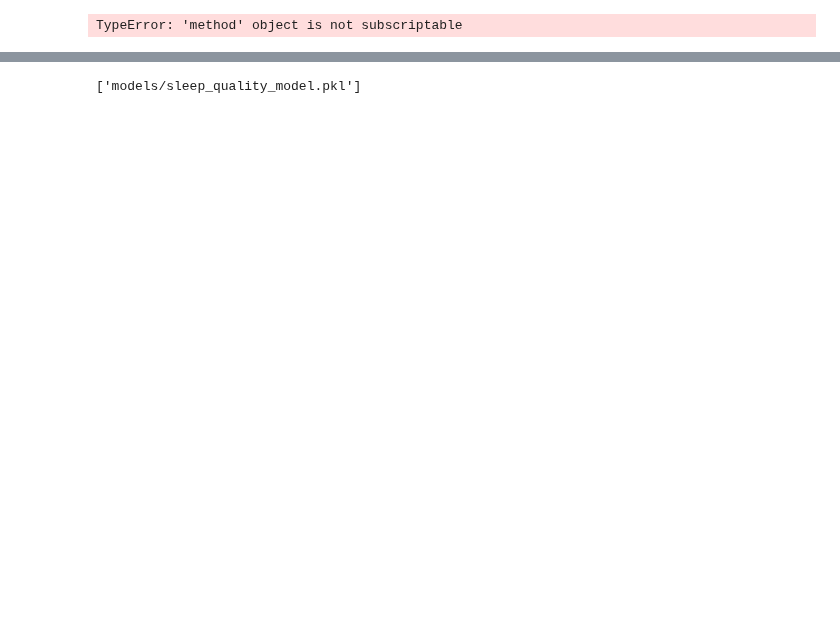
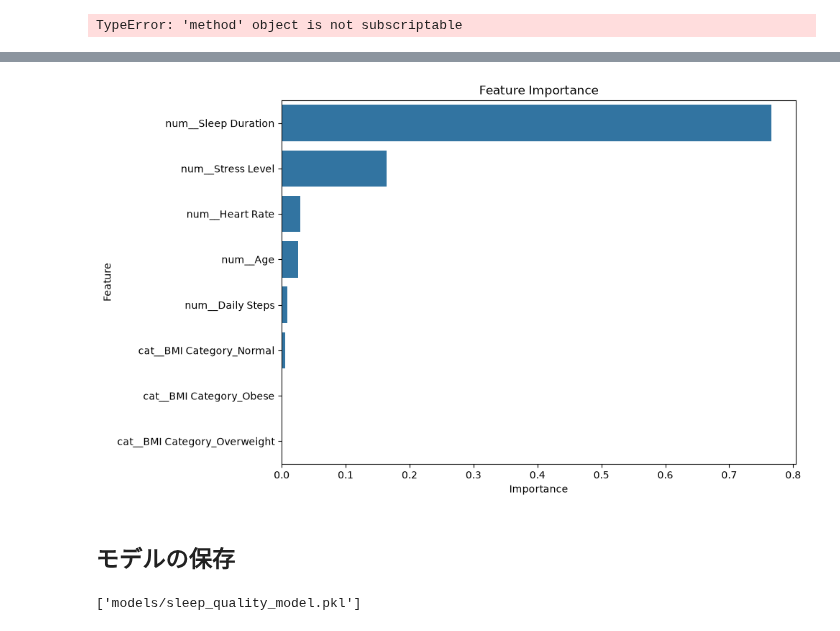
Before and after one commit to Kobakunn/ml-sleep-quality-predictor, a Jupyter notebook: modeling.ipynb, the cells around one changed output, grey strips where cells are left out. Drawn from its saved outputs; the diff is of its cells as text; code cells hidden in the pictures; blank space fills up the shorter version.

```diff
--- a/modeling.ipynb
+++ b/modeling.ipynb
@@ -551,0 +635,29 @@ plt.show()
+# %%
+feature_names = (
+    pipeline
+    .named_steps["preprocessor"]
+    .get_feature_names_out()
+)
+
+importances = (
+    pipeline
+    .named_steps["model"]
+    .feature_importances_
+)
+
+print(len(importances))
+
+importance_df = pd.DataFrame({
+    "Feature": feature_names,
+    "Importance": importances
+})
+
+importance_df = (
+    importance_df
+    .sort_values(
+        "Importance",
+        ascending=False
+    )
+)
+
+importance_df
@@ -552,3 +675,22 @@ plt.show()
+# %%
+import seaborn as sns
+import matplotlib.pyplot as plt
+
+plt.figure(figsize=(10, 6))
+
+sns.barplot(
+    data=importance_df,
+    x="Importance",
+    y="Feature"
+)
+
+plt.title("Feature Importance")
+plt.tight_layout()
+plt.show()
+# %% [output]
+[figure, added]
+# %% [markdown]
+## モデルの保存
 # %%
 import joblib
 
```
Also changed, not shown: parts of 28 cells of this notebook, 14 other files.
